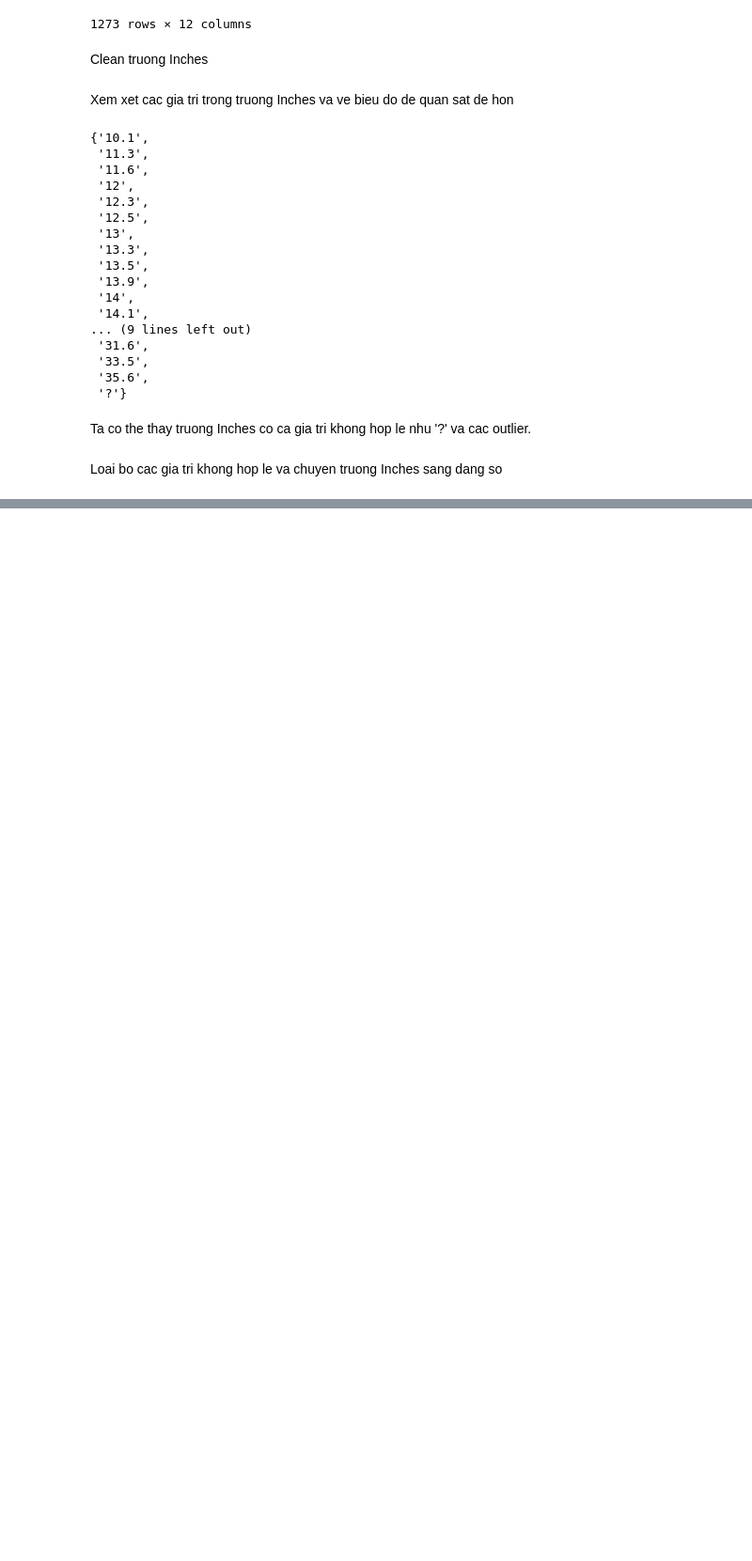
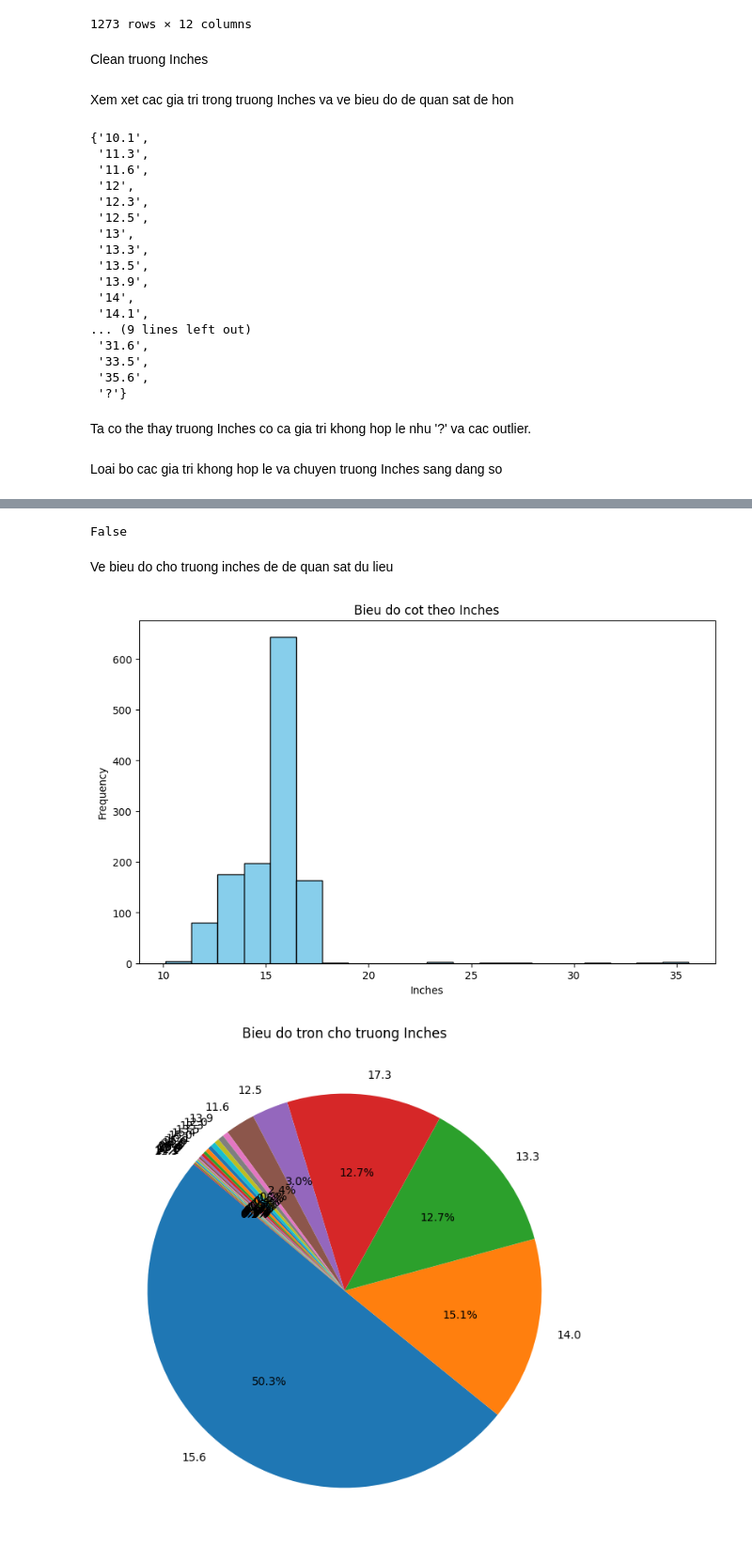
Before and after one commit to KhiemVT/python, a Jupyter notebook: Duy/Duy_pre_Inches_Weight_ScreenResolution.ipynb, the cells around one changed output, grey strips where cells are left out. Shown: that part at 94% size. Saved outputs shown, nothing was run; the diff lists cells and outputs as text; code cells hidden in the pictures; blank space fills up the shorter version.

Commit message:
complete clean data for columns Weight, Inches, ScreenResolution

```diff
--- a/Duy/Duy_pre_Inches_Weight_ScreenResolution.ipynb
+++ b/Duy/Duy_pre_Inches_Weight_ScreenResolution.ipynb
@@ -102,5 +102,9 @@ Ta co the thay truong Inches co ca gia tri khong hop le nhu '?' va cac outlier.
 # %% [markdown]
 Loai bo cac gia tri khong hop le va chuyen truong Inches sang dang so
 # %%
-# chuyen cac gia tri trong truong Inches thanh so neu khong chuyen duoc thi se chuyen thanh null
-df['Inches']=pd.to_numeric(df['Inches'], errors='coerce')
+# chuyen cac gia tri trong truong Inches thanh so, neu khong chuyen duoc thi se chuyen thanh null
+df.loc[:,'Inches']=pd.to_numeric(df['Inches'], errors='coerce')
+
+# quan sat cac ban ghi bi null
+all_null_row=df[df.isnull().any(axis=1)]
+all_null_row
@@ -106,0 +114,29 @@ df['Inches']=pd.to_numeric(df['Inches'], errors='coerce')
+# %%
+# Gen gia tri inches theo 5 gia tri co tan so cao nhat
+top5_inches=df['Inches'].value_counts().index[:5].to_list()
+# dien tat cac cac gia tri null trong truong inches bang cach chon ngay nhien 1 trong 5
+df.loc[:,'Inches']=df['Inches'].apply(lambda x: np.random.choice(top5_inches) if pd.isnull(x) else x)
+# kiem tra xem trong tuong inches con gia tri null nao khong neu khong thi tra ve false
+print(df['Inches'].isnull().any())
+# %% [output]
+False
+# %% [markdown]
+Ve bieu do cho truong inches de de quan sat du lieu
+# %%
+# ve bieu do cot
+plt.figure(figsize=(10,6))
+plt.hist(df['Inches'], bins=20, color='skyblue', edgecolor= 'black')
+plt.xlabel('Inches')
+plt.ylabel('Frequency')
+plt.title('Bieu do cot theo Inches')
+plt.show()
+
+#Ve bieu do tron
+all_value=df['Inches'].value_counts()
+plt.figure(figsize=(8,8))
+plt.pie(all_value, labels=all_value.index, autopct='%1.1f%%', startangle=140)
+plt.title('Bieu do tron cho truong Inches')
+plt.show()
+# %% [output]
+[figure, added]
+[figure, added]
```
Also changed, not shown: parts of 27 cells of this notebook.
